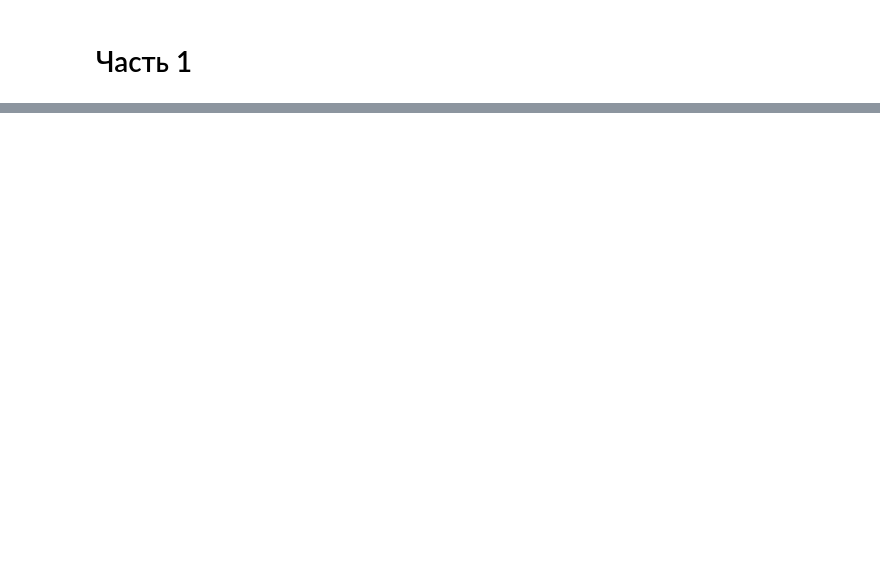
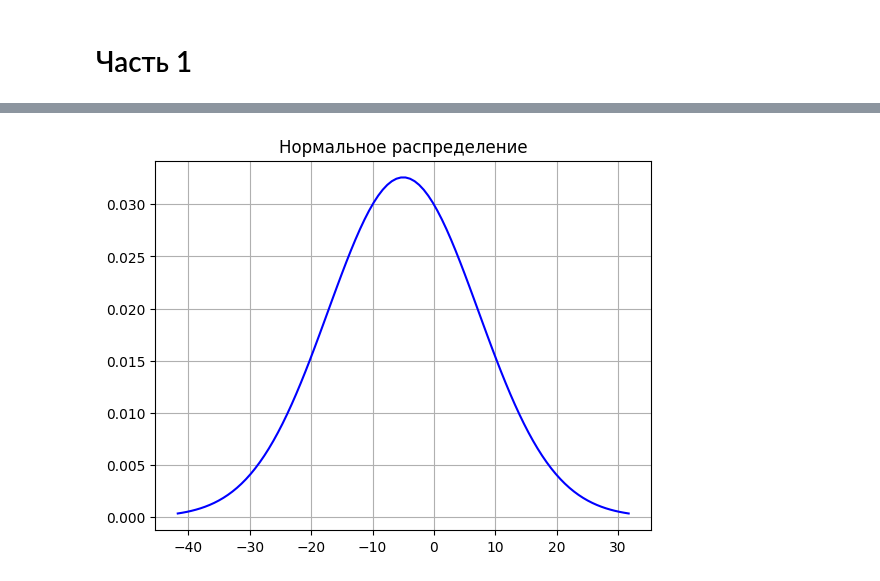
Before and after one commit to SaprZheks/SNAR-HW-3, a Jupyter notebook: HW 3.ipynb, the cells around one changed output, grey strips where cells are left out. Drawn from its saved outputs; the diff is of its cells as text; code cells hidden in the pictures; blank space fills up the shorter version.

```diff
--- a/HW 3.ipynb
+++ b/HW 3.ipynb
@@ -187,0 +319,11 @@ class Kalman():
+# %%
+mu = -5
+sigma = 150
+g1 = Gaussian(mu,sigma)
+coords = g1.fill(100)
+plt.plot(coords[0], coords[1], 'b')
+plt.title('Нормальное распределение') #Название
+plt.grid(True)
+plt.show()
+# %% [output]
+[figure, added]
```
Also changed, not shown: parts of 10 cells of this notebook, 2 other files.
